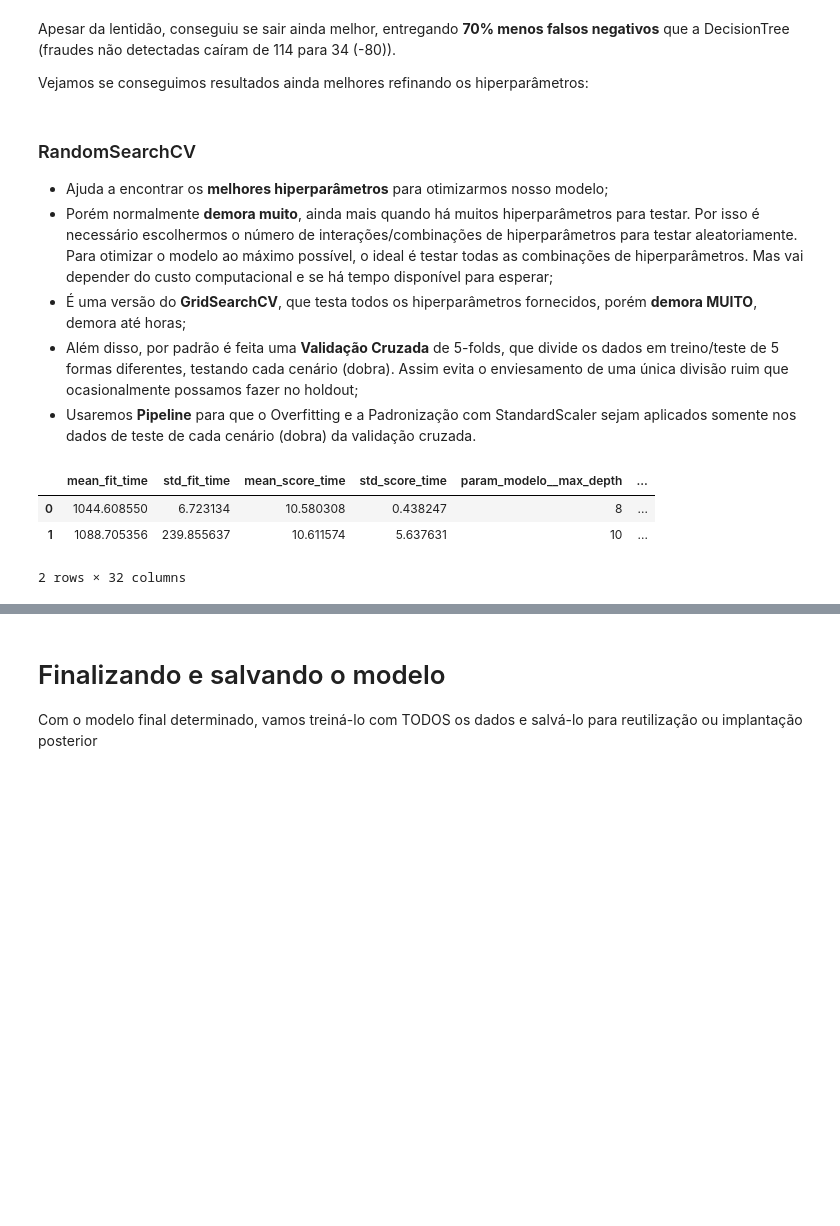
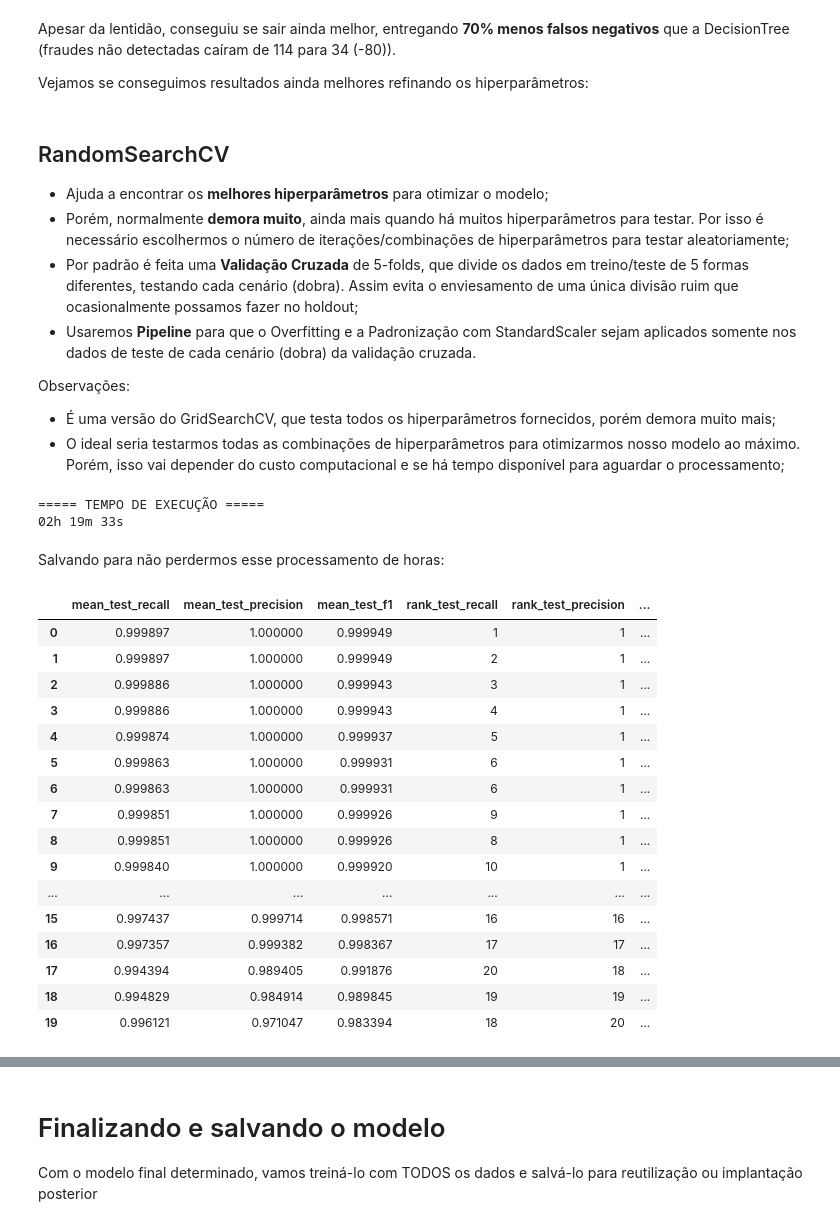
Before and after one commit to marcosf520/data-science-machine-learning, a Jupyter notebook: classificacao-fraudes/identificando-fraudes-cartao.ipynb, the cells around one changed output, grey strips where cells are left out. Saved outputs shown, nothing was run; the diff lists cells and outputs as text; code cells hidden in the pictures; blank space fills up the shorter version.

```diff
--- a/classificacao-fraudes/identificando-fraudes-cartao.ipynb
+++ b/classificacao-fraudes/identificando-fraudes-cartao.ipynb
@@ -13,8 +13,9 @@ Esse projeto tem como objetivos:
 # Importando os dados
 # %%
 import pandas as pd
+pd.options.display.float_format = "{:,}".format
 
-uri = "https://github.com/alura-cursos/youtube-alura/raw/refs/heads/main/fraud_dataset.csv"
+uri = "https://github.com/marcosf520/data-science-machine-learning/raw/refs/heads/master/classificacao-fraudes/dados/fraud_dataset.csv"
 dados = pd.read_csv(uri)
 dados
 # %% [output]
@@ -542,13 +656,16 @@ Apesar da lentidão, conseguiu se sair ainda melhor, entregando **70% menos fals
 
 Vejamos se conseguimos resultados ainda melhores refinando os hiperparâmetros:
 # %% [markdown]
-### RandomSearchCV
+## RandomSearchCV
 
-- Ajuda a encontrar os **melhores hiperparâmetros** para otimizarmos nosso modelo;
-- Porém normalmente **demora muito**, ainda mais quando há muitos hiperparâmetros para testar. Por isso é necessário escolhermos o número de interações/combinações de hiperparâmetros para testar aleatoriamente. Para otimizar o modelo ao máximo possível, o ideal é testar todas as combinações de hiperparâmetros. Mas vai depender do custo computacional e se há tempo disponível para esperar;
-- É uma versão do **GridSearchCV**, que testa todos os hiperparâmetros fornecidos, porém **demora MUITO**, demora até horas;
-- Além disso, por padrão é feita uma **Validação Cruzada** de 5-folds, que divide os dados em treino/teste de 5 formas diferentes, testando cada cenário (dobra). Assim evita o enviesamento de uma única divisão ruim que ocasionalmente possamos fazer no holdout;
+- Ajuda a encontrar os **melhores hiperparâmetros** para otimizar o modelo;
+- Porém, normalmente **demora muito**, ainda mais quando há muitos hiperparâmetros para testar. Por isso é necessário escolhermos o número de iterações/combinações de hiperparâmetros para testar aleatoriamente;
+- Por padrão é feita uma **Validação Cruzada** de 5-folds, que divide os dados em treino/teste de 5 formas diferentes, testando cada cenário (dobra). Assim evita o enviesamento de uma única divisão ruim que ocasionalmente possamos fazer no holdout;
 - Usaremos **Pipeline** para que o Overfitting e a Padronização com StandardScaler sejam aplicados somente nos dados de teste de cada cenário (dobra) da validação cruzada.
+
+Observações:
+- É uma versão do GridSearchCV, que testa todos os hiperparâmetros fornecidos, porém demora muito mais;
+- O ideal seria testarmos todas as combinações de hiperparâmetros para otimizarmos nosso modelo ao máximo. Porém, isso vai depender do custo computacional e se há tempo disponível para aguardar o processamento;
 # %%
 from sklearn.model_selection import RandomizedSearchCV
 from imblearn.pipeline import Pipeline
@@ -564,13 +681,26 @@ parametros = {
     "modelo__max_depth": range(4, 11),
     "modelo__bootstrap": [True, False],
     }
-gs = RandomizedSearchCV(
+search = RandomizedSearchCV(
     pipeline,
     parametros,
-    n_iter=2,
+    cv=3,  # 3 em vez de 5 para ser mais rápido
+    n_iter=20,
     scoring=["recall", "precision", "f1"],
     refit="f1",
     n_jobs=-1,
     random_state=SEED,
     )
-gs.fit(X, y);
+
+ctypes.windll.kernel32.SetThreadExecutionState(0x80000001)
+# Para o sistema não hibernar
+start_time = time.time()
+search.fit(X, y);
+tempo_execucao(start_time)
+ctypes.windll.kernel32.SetThreadExecutionState(0x80000000);
+# Voltando a configuração padrão de hibernação
+# %% [output]
+===== TEMPO DE EXECUÇÃO =====
+02h 19m 33s
+# %% [markdown]
+Salvando para não perdermos esse processamento de horas:
@@ -577,19 +711,32 @@ gs.fit(X, y);
 # %%
-pd.DataFrame(gs.cv_results_).sort_values(
+pd.DataFrame(search.cv_results_).sort_values(
     ["rank_test_f1", "rank_test_recall", "rank_test_precision"]
     )[[
         "mean_test_recall",
         "mean_test_precision",
         "mean_test_f1",
         "rank_test_recall",
         "rank_test_precision",
         "rank_test_f1",
         "param_modelo__criterion",
         "param_modelo__max_depth",
         "param_modelo__bootstrap",
     ]].reset_index(drop=True)
 # %% [output]
-|  | mean_fit_time | std_fit_time | mean_score_time | std_score_time | param_modelo__max_depth | ... |
-| 0 | 1044.608550 | 6.723134 | 10.580308 | 0.438247 | 8 | ... |
-| 1 | 1088.705356 | 239.855637 | 10.611574 | 5.637631 | 10 | ... |
+|  | mean_test_recall | mean_test_precision | mean_test_f1 | rank_test_recall | rank_test_precision | ... |
+| 0 | 0.999897 | 1.000000 | 0.999949 | 1 | 1 | ... |
+| 1 | 0.999897 | 1.000000 | 0.999949 | 2 | 1 | ... |
+| 2 | 0.999886 | 1.000000 | 0.999943 | 3 | 1 | ... |
+| 3 | 0.999886 | 1.000000 | 0.999943 | 4 | 1 | ... |
+| 4 | 0.999874 | 1.000000 | 0.999937 | 5 | 1 | ... |
+| 5 | 0.999863 | 1.000000 | 0.999931 | 6 | 1 | ... |
+| 6 | 0.999863 | 1.000000 | 0.999931 | 6 | 1 | ... |
+| 7 | 0.999851 | 1.000000 | 0.999926 | 9 | 1 | ... |
+| 8 | 0.999851 | 1.000000 | 0.999926 | 8 | 1 | ... |
+| 9 | 0.999840 | 1.000000 | 0.999920 | 10 | 1 | ... |
+| ... | ... | ... | ... | ... | ... | ... |
+| 15 | 0.997437 | 0.999714 | 0.998571 | 16 | 16 | ... |
+| 16 | 0.997357 | 0.999382 | 0.998367 | 17 | 17 | ... |
+| 17 | 0.994394 | 0.989405 | 0.991876 | 20 | 18 | ... |
+| 18 | 0.994829 | 0.984914 | 0.989845 | 19 | 19 | ... |
+| 19 | 0.996121 | 0.971047 | 0.983394 | 18 | 20 | ... |
-2 rows × 32 columns
```
Also changed, not shown: parts of 63 cells of this notebook, 3 other files.
